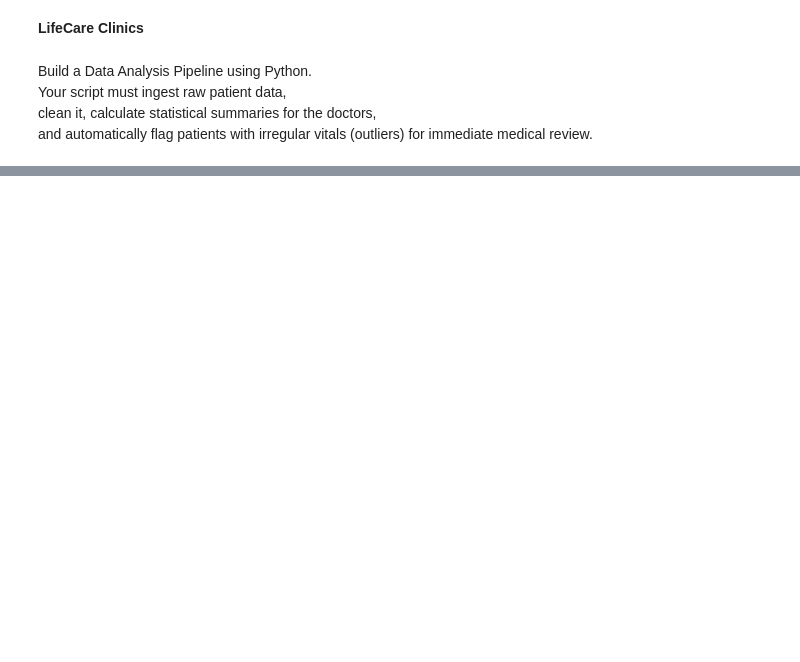
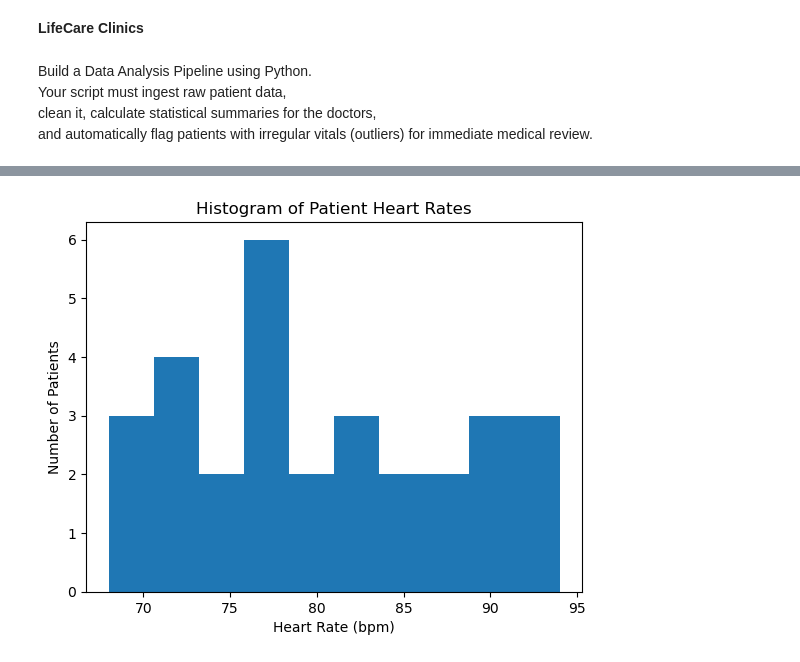
Before and after one commit to Oyetoluzeenat/health-clinic-data-summary-zeenat, a Jupyter notebook: Health_Data_Summary.ipynb, the cells around one changed output, grey strips where cells are left out. Cells and saved outputs as stored; diff of their text form; code cells hidden in the pictures; blank space fills up the shorter version.

```diff
--- a/Health_Data_Summary.ipynb
+++ b/Health_Data_Summary.ipynb
@@ -178,7 +221,7 @@ def generate_summary_report(patients):
 # %%
 # First, load your CSV data using the loader function (example):
-patients = load_data(filepath)
+data = load_data(filepath)
 
 # Generate the summary report
 
-generate_summary_report(patients)
+generate_summary_report(data)
@@ -185,23 +242,25 @@ generate_summary_report(patients)
 # %%
 import matplotlib.pyplot as plt
 
-def plot_heart_rate_histogram(patients):
+def plot_heart_rate_histogram(data):
     """
     Plot a histogram of patient heart rates.
 
     Parameters:
         patients (list of dict): Patient records
     """
-    heart_rates = [p["heart_rate"] for p in patients]
+    heart_rates = [p["heart_rate"] for p in data]
 
     plt.figure()
     plt.hist(heart_rates, bins=10)
     plt.xlabel("Heart Rate (bpm)")
     plt.ylabel("Number of Patients")
     plt.title("Histogram of Patient Heart Rates")
     plt.show()
 
-plot_heart_rate_histogram(patients)
+plot_heart_rate_histogram(data)
+# %% [output]
+[figure, added]
 # %%
 def classify_severity(vital_type, value):
     """
```
Also changed, not shown: parts of 6 cells of this notebook.
